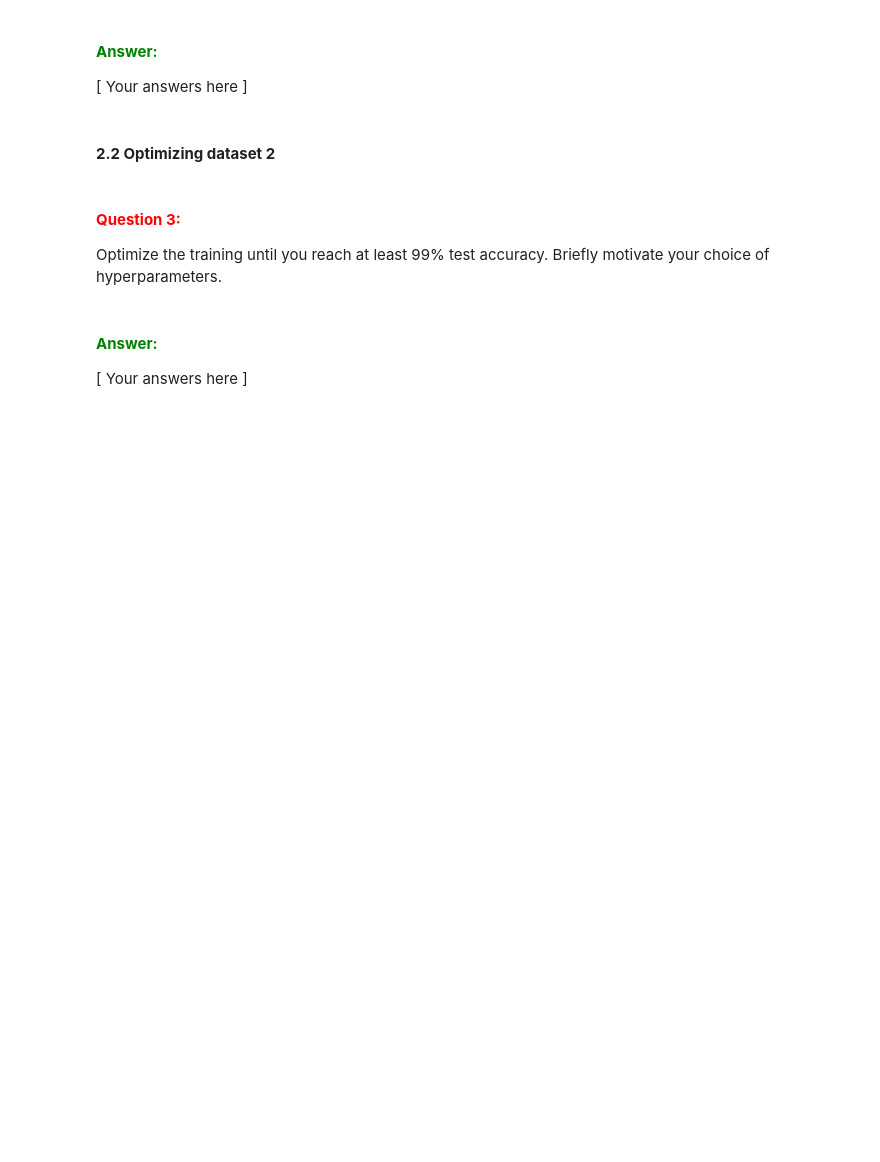
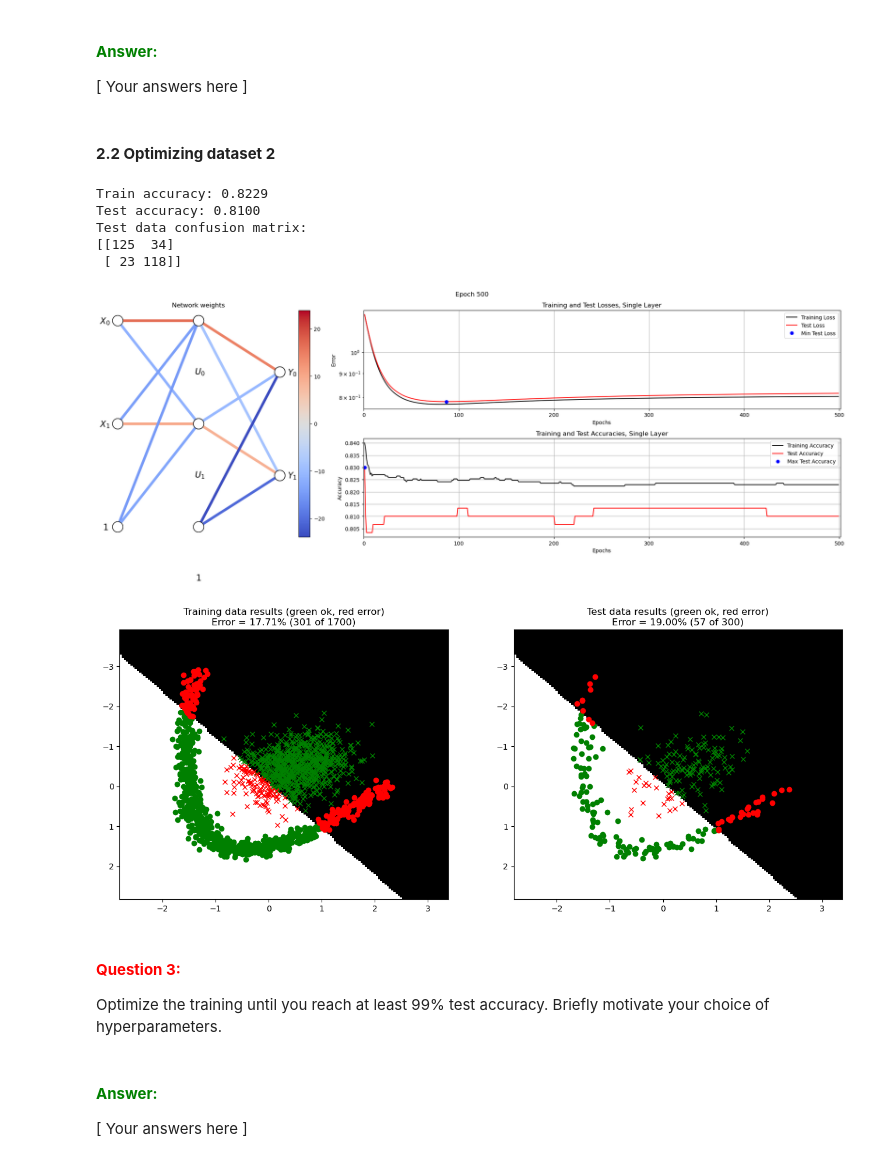
Before and after one commit to mattuz/TBMI26-neural-networks, a Jupyter notebook: LabCode/A1_Supervised/main3_MultiLayer.ipynb, the cells around one changed output. Drawn from its saved outputs; the diff is of its cells as text; code cells hidden in the pictures; blank space fills up the shorter version.

```diff
--- a/LabCode/A1_Supervised/main3_MultiLayer.ipynb
+++ b/LabCode/A1_Supervised/main3_MultiLayer.ipynb
@@ -381,20 +398,28 @@ Optimize the training until you reach at least 98% test accuracy. Briefly motiva
 # %%
 # --------------------------------------------
 # === Your code here =========================
 # --------------------------------------------
-nInputs  = ???
-nClasses = ???
-nHidden  = ???
+nInputs  = 2
+nClasses = 2
+nHidden  = 1
 
-W1_0 = ???
-B1_0 = ???
-W2_0 = ???
-B2_0 = ???
+W1_0 = np.random.normal(0, 0.01, (nInputs, nClasses ))
+B1_0 = np.random.normal(0, 0.01, (1, nClasses))
+W2_0 = np.random.normal(0, 0.01, (nInputs, nClasses ))
+B2_0 = np.random.normal(0, 0.01, (1, nClasses))
 
-params = {"epochs": ???, "learningRate": ???, "normalize": False, "useTanhOutput": False}
+params = {"epochs": 500, "learningRate": 0.05, "normalize": True, "useTanhOutput": False}
 # ============================================
 
 trainMultiLayerOnDataset(2, 0.15, W1_0, B1_0, W2_0, B2_0, params)
+# %% [output]
+Train accuracy: 0.8229
+Test accuracy: 0.8100
+Test data confusion matrix:
+[[125  34]
+ [ 23 118]]
+[figure, added]
+[figure, added]
 # %% [markdown]
 #### **<span style="color:red">Question 3:</span>**
 
```
Also changed, not shown: parts of 6 cells of this notebook, 1 other file.
